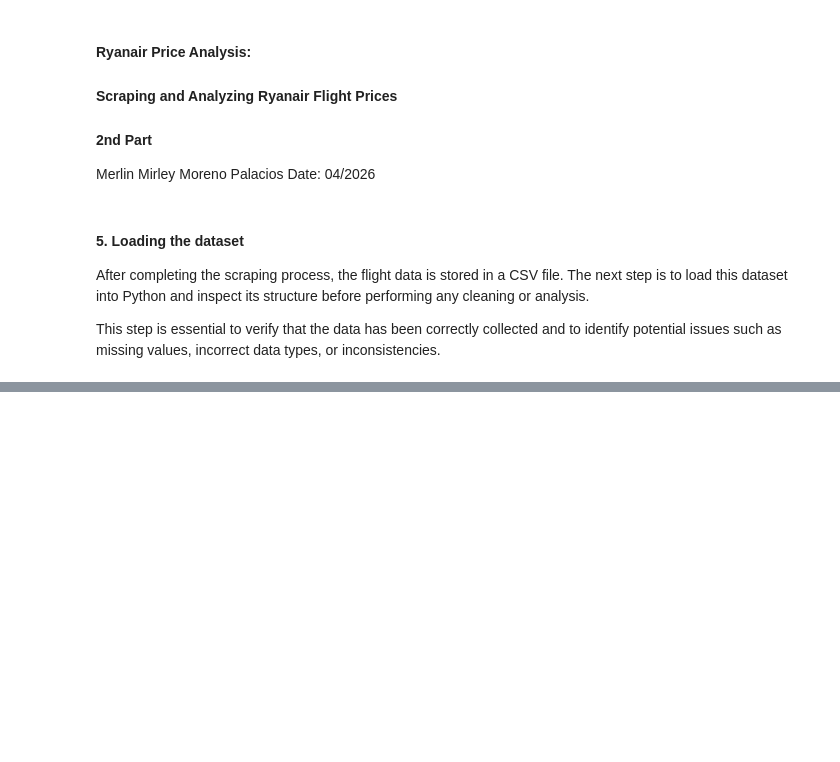
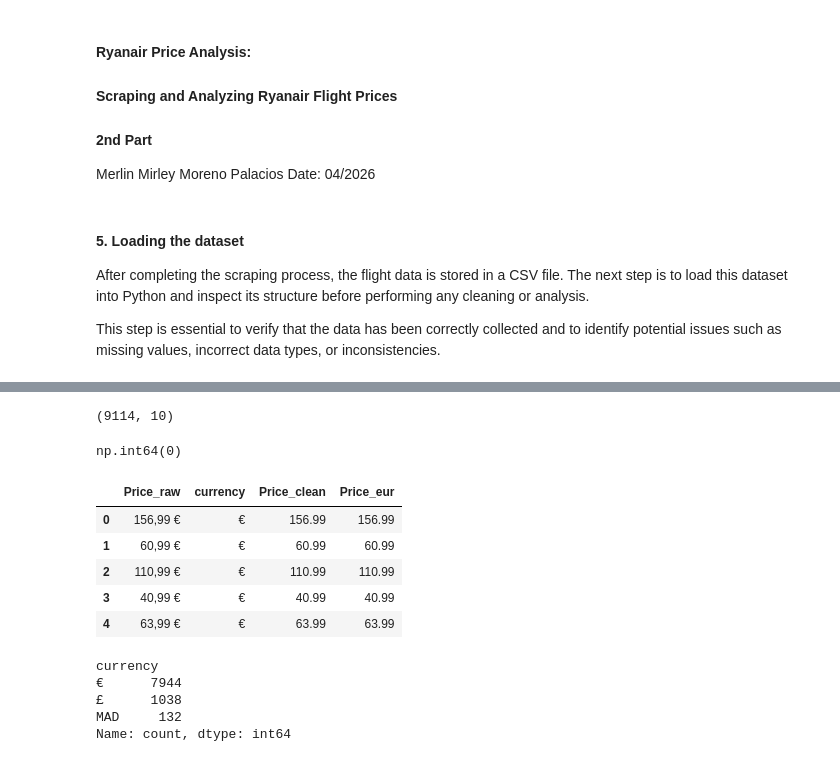
Before and after one commit to mopamerlin-boop/Portafolio, a Jupyter notebook: Ryanair/2Ryanair_an.ipynb, the cells around one changed output, grey strips where cells are left out. Drawn from its saved outputs; the diff is of its cells as text; code cells hidden in the pictures; blank space fills up the shorter version.

```diff
--- a/Ryanair/2Ryanair_an.ipynb
+++ b/Ryanair/2Ryanair_an.ipynb
@@ -92,0 +141,71 @@ df.shape
+# %%
+# Replace "sold out" with missing values
+df["Price"] = df["Price"].replace("sold out", pd.NA)
+
+# Replace empty strings and whitespace with missing values
+df["Price"] = df["Price"].replace(r"^\s*$", pd.NA, regex=True)
+
+# Drop rows with missing prices
+df = df.dropna(subset=["Price"])
+
+# Reset index after dropping rows
+df = df.reset_index(drop=True)
+
+# Check new shape
+df.shape
+# %% [output]
+(9114, 10)
+# %%
+df["Price"].isna().sum()
+# %% [output]
+np.int64(0)
+# %%
+# Create a copy of the original price column
+df["Price_raw"] = df["Price"]
+
+# Identify currency
+df["currency"] = df["Price_raw"].str.extract(r"(€|£|MAD)")
+
+# Clean numeric part of the price
+df["Price_clean"] = (
+    df["Price_raw"]
+    .str.replace("€", "", regex=False)
+    .str.replace("£", "", regex=False)
+    .str.replace("MAD", "", regex=False)
+       # Remove thousand separators (dot)
+    .str.replace(".", "", regex=False)
+
+    # Replace decimal comma with dot
+    .str.replace(",", ".", regex=False)
+
+    # Remove spaces
+    .str.strip()
+)
+
+# Convert to numeric
+df["Price_clean"] = pd.to_numeric(df["Price_clean"], errors="coerce")
+
+# Convert all prices to euros
+df["Price_eur"] = df["Price_clean"]
+
+# Apply conversion rates
+df.loc[df["currency"] == "£", "Price_eur"] = df["Price_clean"] * 1.15
+df.loc[df["currency"] == "MAD", "Price_eur"] = df["Price_clean"] * 0.092
+
+# Final check
+df[["Price_raw", "currency", "Price_clean", "Price_eur"]].head()
+# %% [output]
+|  | Price_raw | currency | Price_clean | Price_eur |
+| 0 | 156,99 € | € | 156.99 | 156.99 |
+| 1 | 60,99 € | € | 60.99 | 60.99 |
+| 2 | 110,99 € | € | 110.99 | 110.99 |
+| 3 | 40,99 € | € | 40.99 | 40.99 |
+| 4 | 63,99 € | € | 63.99 | 63.99 |
+# %%
+df["currency"].value_counts()
+# %% [output]
+currency
+€      7944
+£      1038
+MAD     132
+Name: count, dtype: int64
```
Also changed, not shown: parts of 25 cells of this notebook.
